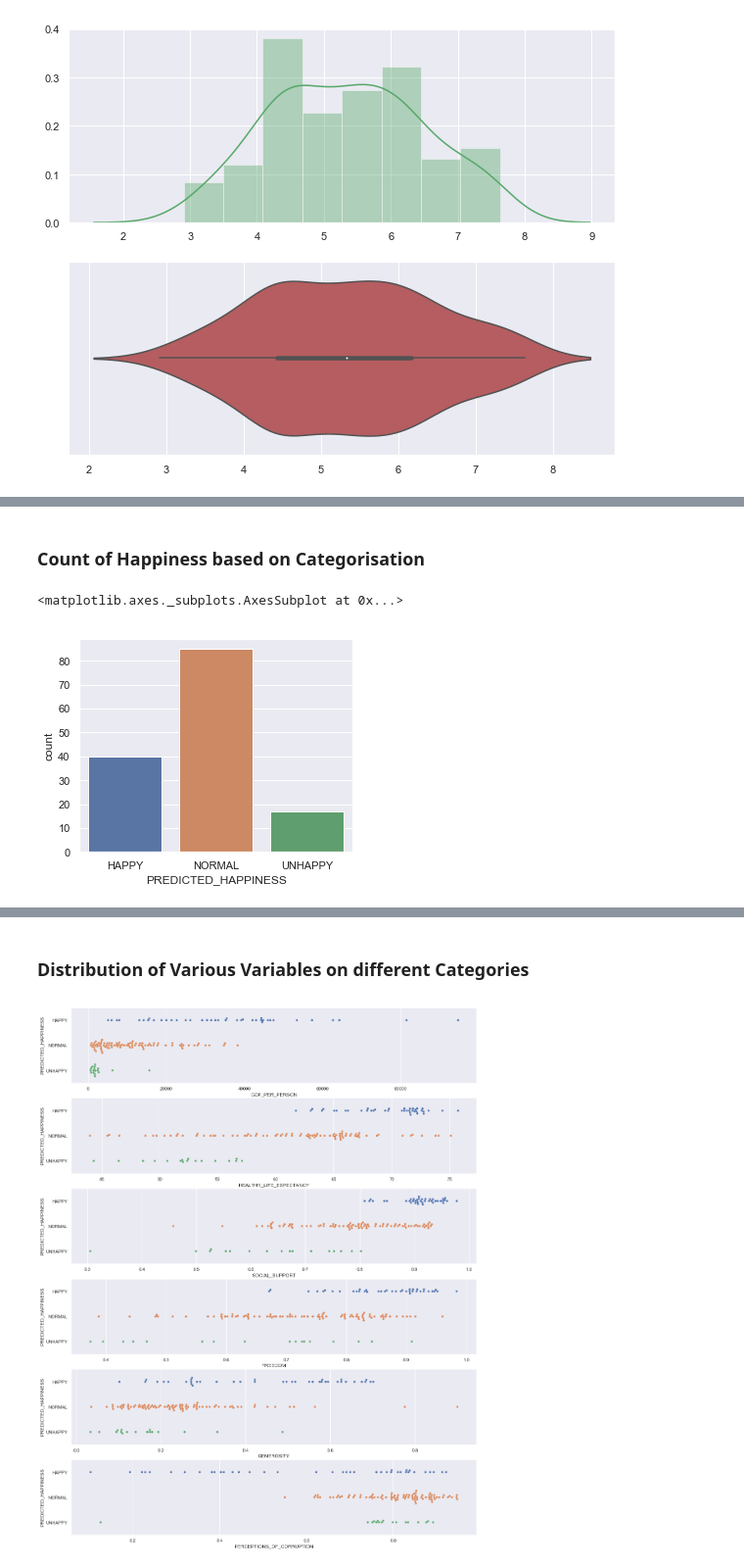
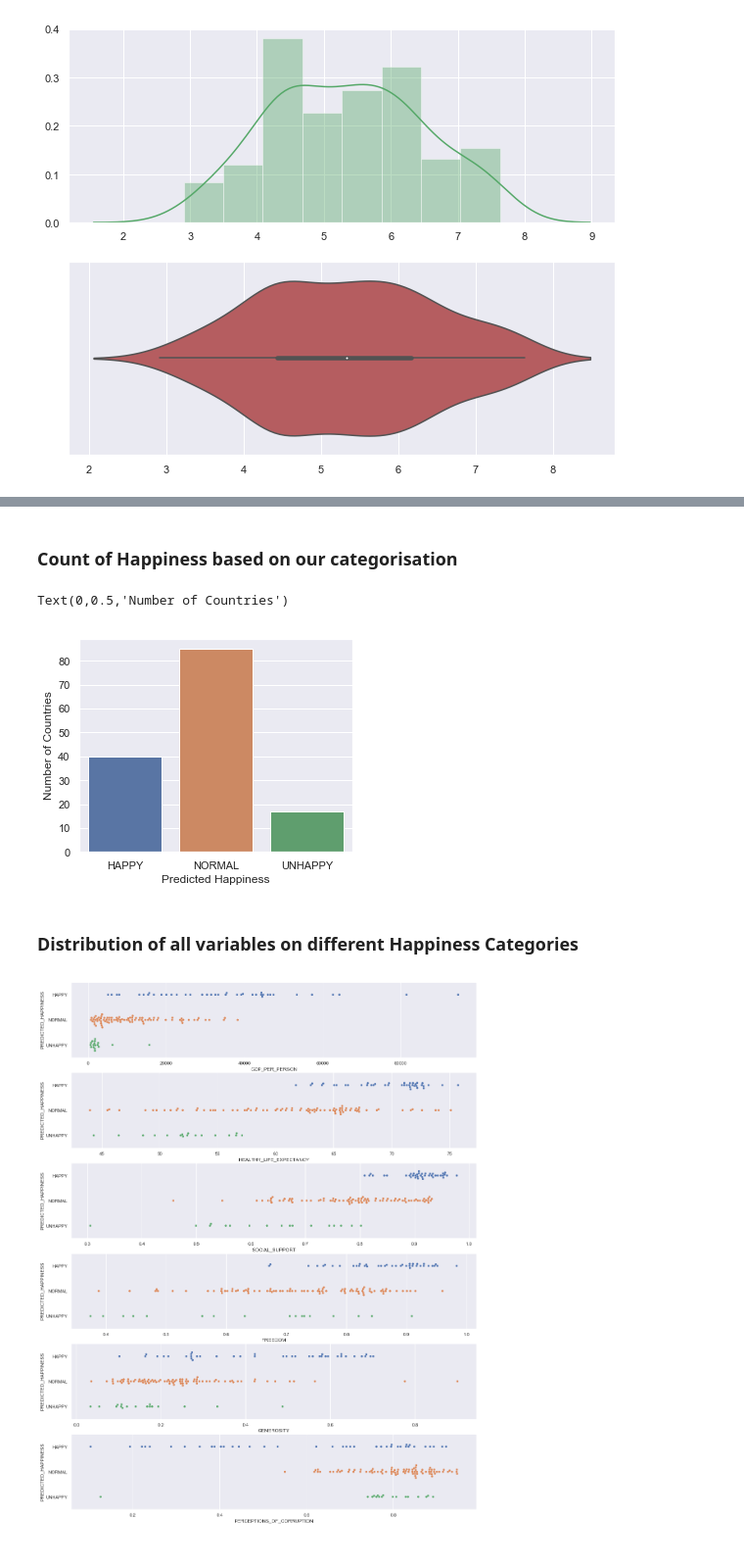
Before and after one commit to guptajay/world-happiness-report, a Jupyter notebook: CZ1015_Mini_Project.ipynb, the cells around one changed output, grey strips where cells are left out. Shown at 98% size. Cells and saved outputs as stored; diff of their text form; code cells hidden in the pictures.

```diff
--- a/CZ1015_Mini_Project.ipynb
+++ b/CZ1015_Mini_Project.ipynb
@@ -47,6 +46,6 @@ import graphviz
 # %%
-data1=pd.read_csv("factor_of_happiness2018.csv")
-data2=pd.read_csv("factor_of_happiness2018(2).csv")
+data1=pd.read_csv("data/factor_of_happiness2018.csv")
+data2=pd.read_csv("data/factor_of_happiness2018(2).csv")
 
 data1.sort_values(by=["Country"],inplace=True,ascending=True)
 data1=data1.reset_index(drop=True)
@@ -124,15 +159,6 @@ for i in happiness_score["HAPPINESS_SCORE"]:
 pred_happiness= pd.DataFrame(happiness,columns=["PREDICTED_HAPPINESS"])
 pred_happiness=pd.DataFrame(pred_happiness["PREDICTED_HAPPINESS"].astype('category'))
 data=pd.concat([data,pred_happiness],axis=1)
-# %% [markdown]
-### Count of Happiness based on Categorisation
-# %%
-data["PREDICTED_HAPPINESS"].value_counts()
-f, axes = plt.subplots(1, 1, figsize=(5, 4))
-sb.countplot(data["PREDICTED_HAPPINESS"])
-# %% [output]
-<matplotlib.axes._subplots.AxesSubplot at 0x...>
-[figure, removed]
 # %%
 data = data.loc[:,~data.columns.duplicated()]
 data.head()
@@ -143,8 +169,19 @@ data.head()
 | 2 | Algeria | 5.295 | 13914.723630 | 65.604858 | 0.776977 | 0.439177 | 0.128988 | ... |
 | 3 | Angola | 3.795 | 6260.132813 | 52.460709 | 0.765275 | 0.374173 | 0.106829 | ... |
 | 4 | Argentina | 6.388 | 18807.310550 | 67.398483 | 0.905565 | 0.853390 | 0.163174 | ... |
+# %% [markdown]
+### Count of Happiness based on our categorisation
+# %%
+data["PREDICTED_HAPPINESS"].value_counts()
+f, axes = plt.subplots(1, 1, figsize=(5, 4))
+sb.countplot(data["PREDICTED_HAPPINESS"])
+plt.xlabel("Predicted Happiness")
+plt.ylabel("Number of Countries")
+# %% [output]
+Text(0,0.5,'Number of Countries')
+[figure, added]
 # %% [markdown]
-### Distribution of Various Variables on different Categories
+### Distribution of all variables on different Happiness Categories
 # %%
 predictors=["GDP_PER_PERSON","HEALTHY_LIFE_EXPECTANCY","SOCIAL_SUPPORT","FREEDOM","GENEROSITY","PERCEPTIONS_OF_CORRUPTION"]
 f,axes=plt.subplots(6,1,figsize=(18,24))
```
Also changed, not shown: parts of 21 cells of this notebook.
